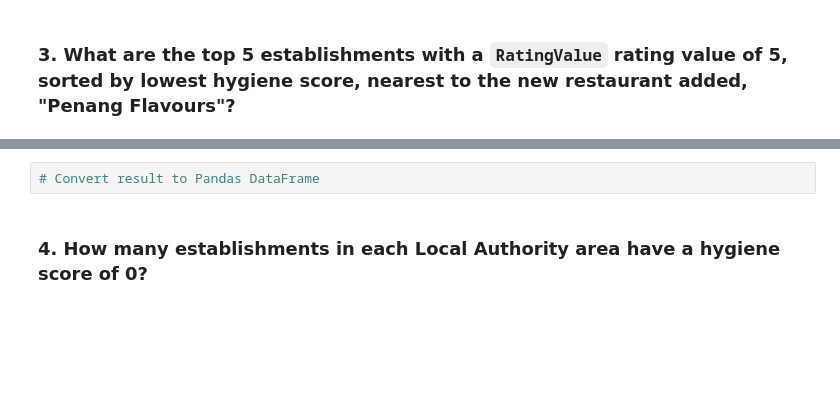
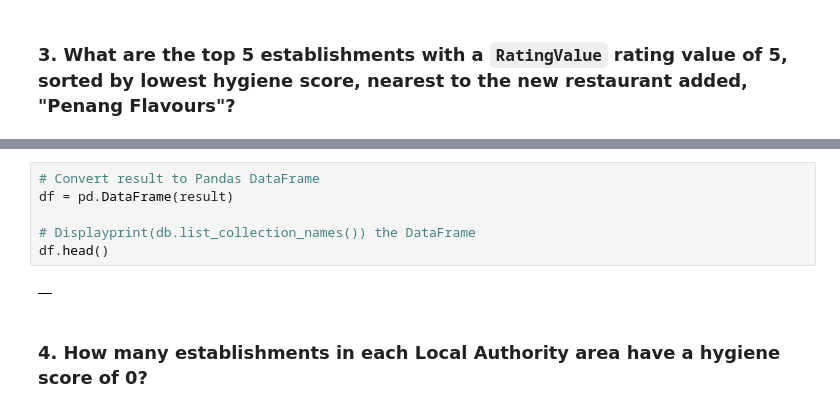
Before and after one commit to kdmorjam/nosql-challenge, a Jupyter notebook: NoSQL_analysis_starter.ipynb, the cells around one changed output, grey strips where cells are left out. Cells and saved outputs as stored; diff of their text form; blank space fills up the shorter version.

```diff
--- a/NoSQL_analysis_starter.ipynb
+++ b/NoSQL_analysis_starter.ipynb
@@ -123,5 +203,11 @@ sort =
 # %%
 # Convert result to Pandas DataFrame
+df = pd.DataFrame(result)
+
+# Displayprint(db.list_collection_names()) the DataFrame
+df.head()
+# %% [output]
+|  |
 # %% [markdown]
 ### 4. How many establishments in each Local Authority area have a hygiene score of 0?
 # %%
```
Also changed, not shown: parts of 7 cells of this notebook.
